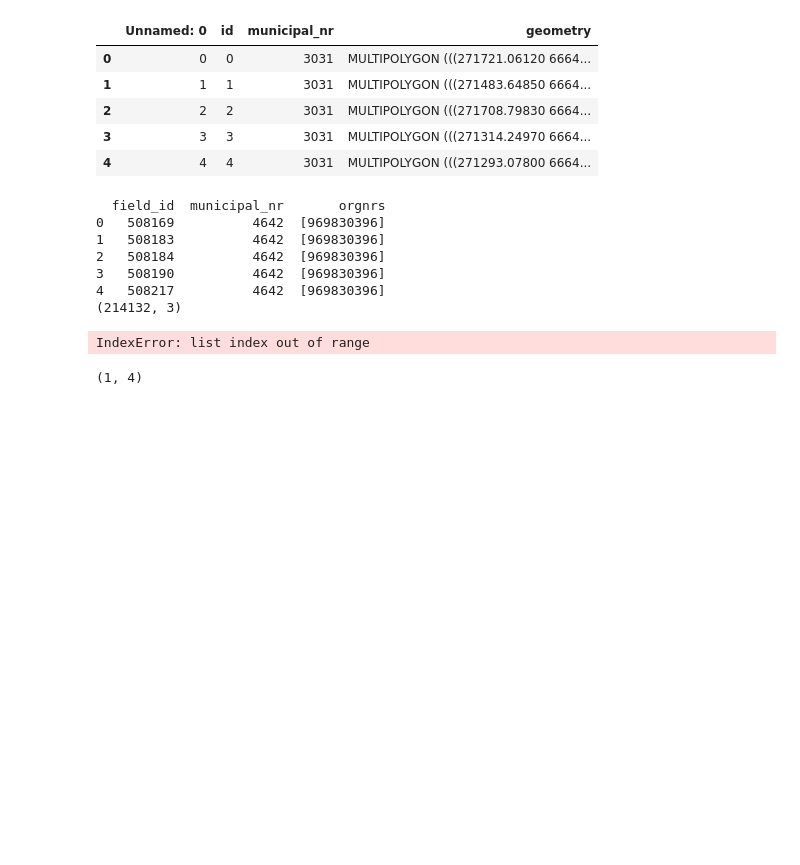
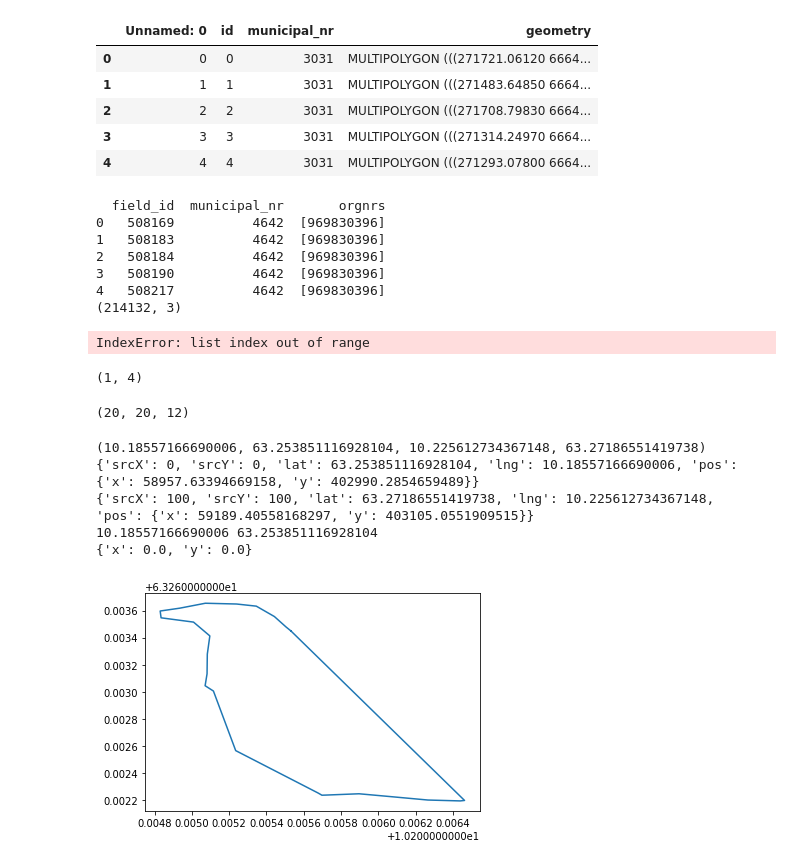
Before and after one commit to Ilumenar/kornmo-master-thesis, a Jupyter notebook: notebooks/temp_notebook.ipynb, the cells around one changed output. Saved outputs shown, nothing was run; the diff lists cells and outputs as text; code cells hidden in the pictures; blank space fills up the shorter version.

```diff
--- a/notebooks/temp_notebook.ipynb
+++ b/notebooks/temp_notebook.ipynb
@@ -189,3 +189,61 @@ field_poly = field_poly['geometry'].tolist()
 write_polygons_to_shp(convert_crs(field_poly), 'fields')
 # %% [output]
 (1, 4)
+# %%
+from src.satellite_images.storage import SentinelDataset
+import geopandas as gpd
+
+data_path = '../../kornmo-data-files/raw-data/crop-classification-data'
+satellite_imgs = SentinelDataset('E:/MasterThesisData/Satellite_Images/satellite_images_train.h5')
+train = gpd.read_file(f"{data_path}/training_data.gpkg")
+imgs = satellite_imgs.get_images(811555762, 2017)
+poly = train.loc[train['orgnr'] == 811555762].loc[train['year'] == 2017].iloc[1]['geometry']
+poly = convert_crs([poly])[0]
+# %%
+from PIL import Image
+import numpy as np
+
+img_ = imgs[0]
+
+
+
+def crop_img(img, left, top, size):
+    new_img = []
+    for i in range(left, left+size):
+        row = []
+        for j in range(top, top+size):
+            row.append(img[i][j])
+        new_img.append(row)
+    return new_img
+
+size = 20
+left = 10
+top = 10
+print(np.array(crop_img(img_, left, top, size)).shape)
+# %% [output]
+(20, 20, 12)
+# %%
+from src.kornmo.mask.geo_point_translator import GeoPointTranslator
+from shapely.geometry import box
+from src.utils import boundingBox, convert_crs
+import matplotlib.pyplot as plt
+plt.plot(*poly.exterior.xy)
+bbox = boundingBox(poly.centroid.y, poly.centroid.x, 1)
+bbox_new = box(bbox[0], bbox[1], bbox[2], bbox[3])
+
+print(bbox_new.exterior.bounds)
+geo_translator = GeoPointTranslator(bbox_new)
+print(geo_translator.p0)
+print(geo_translator.p1)
+
+print(bbox[0], bbox[1])
+xy = geo_translator.lat_lng_to_screen_xy(bbox[1], bbox[0])
+
+print(xy)
+# %% [output]
+(10.18557166690006, 63.253851116928104, 10.225612734367148, 63.27186551419738)
+{'srcX': 0, 'srcY': 0, 'lat': 63.253851116928104, 'lng': 10.18557166690006, 'pos': {'x': 58957.63394669158, 'y': 402990.2854659489}}
+{'srcX': 100, 'srcY': 100, 'lat': 63.27186551419738, 'lng': 10.225612734367148, 'pos': {'x': 59189.40558168297, 'y': 403105.0551909515}}
+10.18557166690006 63.253851116928104
+{'x': 0.0, 'y': 0.0}
+[figure, added]
```
